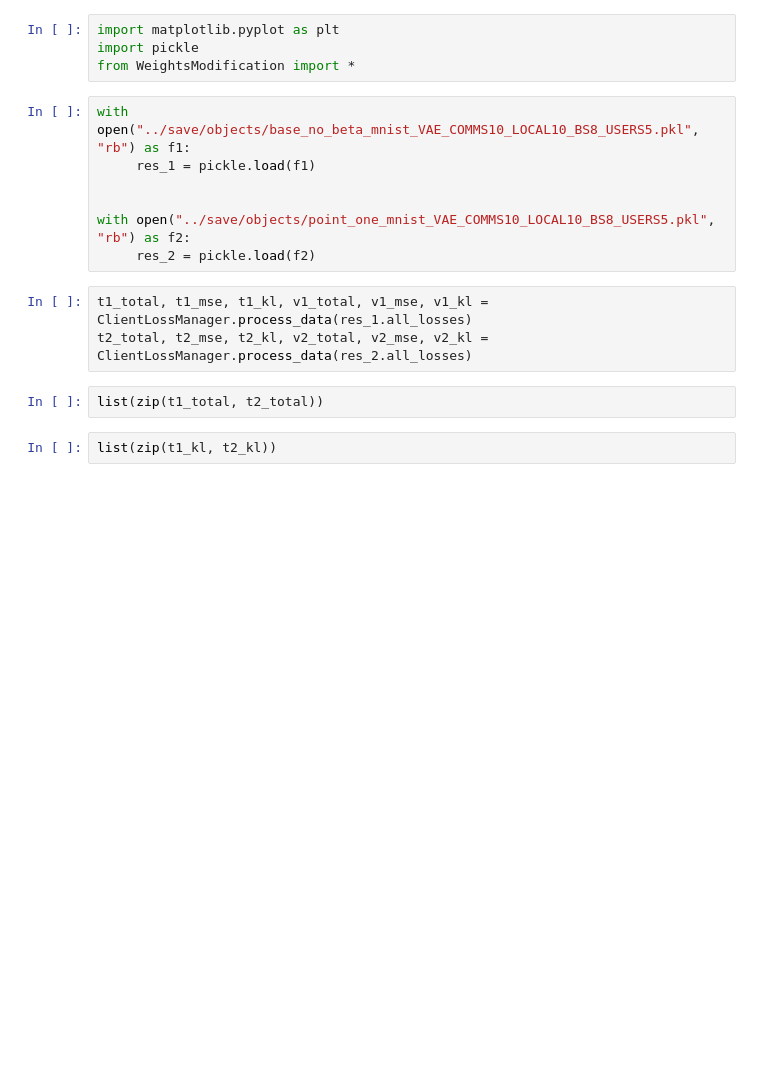
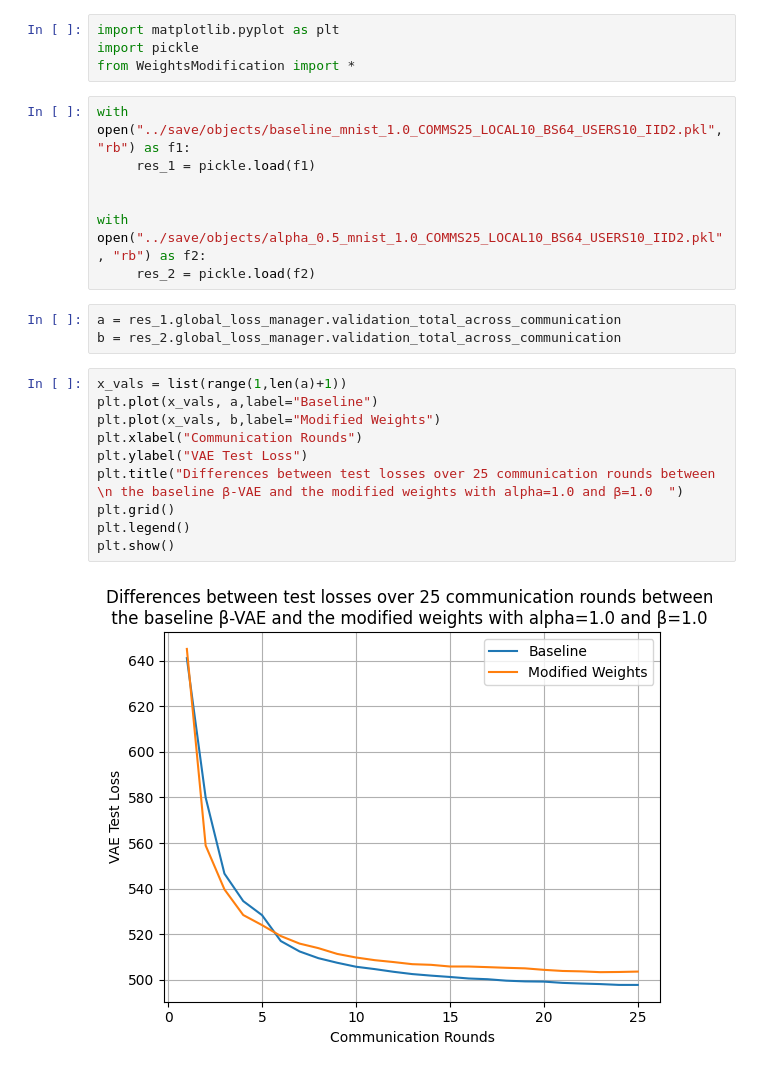
Before and after one commit to FederatedRP2024Delft/Federated-Learning-PyTorch-Weight-Modification, a Jupyter notebook: src/weights_data_analysis.ipynb, the cells around one changed output. Saved outputs shown, nothing was run; the diff lists cells and outputs as text; blank space fills up the shorter version.

```diff
--- a/src/weights_data_analysis.ipynb
+++ b/src/weights_data_analysis.ipynb
@@ -3,16 +3,24 @@ import matplotlib.pyplot as plt
 import pickle
 from WeightsModification import *
 # %%
-with open("../save/objects/base_no_beta_mnist_VAE_COMMS10_LOCAL10_BS8_USERS5.pkl", "rb") as f1:
+with open("../save/objects/baseline_mnist_1.0_COMMS25_LOCAL10_BS64_USERS10_IID2.pkl", "rb") as f1:
      res_1 = pickle.load(f1)
 
 
-with open("../save/objects/point_one_mnist_VAE_COMMS10_LOCAL10_BS8_USERS5.pkl", "rb") as f2:
+with open("../save/objects/alpha_0.5_mnist_1.0_COMMS25_LOCAL10_BS64_USERS10_IID2.pkl", "rb") as f2:
      res_2 = pickle.load(f2)
-# %%
-t1_total, t1_mse, t1_kl, v1_total, v1_mse, v1_kl = ClientLossManager.process_data(res_1.all_losses)
-t2_total, t2_mse, t2_kl, v2_total, v2_mse, v2_kl = ClientLossManager.process_data(res_2.all_losses)
-# %%
-list(zip(t1_total, t2_total))
-# %%
-list(zip(t1_kl, t2_kl))
+# %%
+a = res_1.global_loss_manager.validation_total_across_communication
+b = res_2.global_loss_manager.validation_total_across_communication
+# %%
+x_vals = list(range(1,len(a)+1))
+plt.plot(x_vals, a,label="Baseline")
+plt.plot(x_vals, b,label="Modified Weights")
+plt.xlabel("Communication Rounds")
+plt.ylabel("VAE Test Loss")
+plt.title("Differences between test losses over 25 communication rounds between \n the baseline β-VAE and the modified weights with alpha=1.0 and β=1.0  ")
+plt.grid()
+plt.legend()
+plt.show()
+# %% [output]
+[figure, added]
```
Also changed, not shown: 5 other files.
